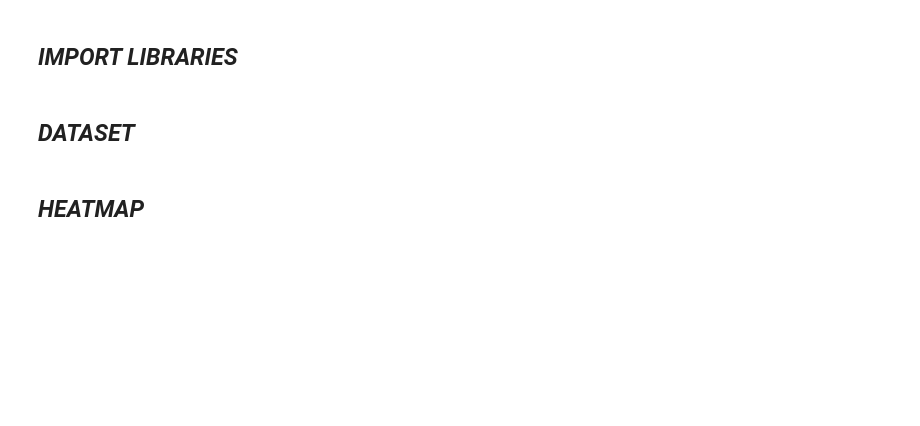
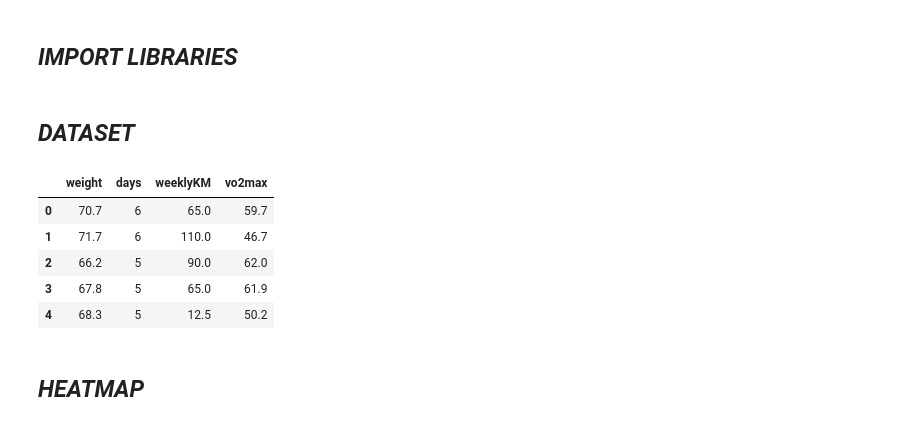
Before and after one commit to lambione/ML-running-thesis, a Jupyter notebook: linearRegression.ipynb, the cells around one changed output. Drawn from its saved outputs; the diff is of its cells as text; code cells hidden in the pictures; blank space fills up the shorter version.

```diff
--- a/linearRegression.ipynb
+++ b/linearRegression.ipynb
@@ -26,8 +25,17 @@ from mpl_toolkits.mplot3d import Axes3D
 # %%
 data = pd.read_csv('cleaned_data.csv')
 data = data.dropna(subset=['marathon_time_in_minutes']) # NOTE: dropping NaN in marathon times
 y_marathon = data[['weight', 'days', 'weeklyKM', 'vo2max' ]]
 X_marathon = data[['marathon_time_in_minutes', 'height', 'age', 'yearsTrained',]]
+
+y_marathon.head()
+# %% [output]
+|  | weight | days | weeklyKM | vo2max |
+| 0 | 70.7 | 6 | 65.0 | 59.7 |
+| 1 | 71.7 | 6 | 110.0 | 46.7 |
+| 2 | 66.2 | 5 | 90.0 | 62.0 |
+| 3 | 67.8 | 5 | 65.0 | 61.9 |
+| 4 | 68.3 | 5 | 12.5 | 50.2 |
 # %% [markdown]
 ## __*HEATMAP*__
 # %%
```
Also changed, not shown: parts of 6 cells of this notebook.
